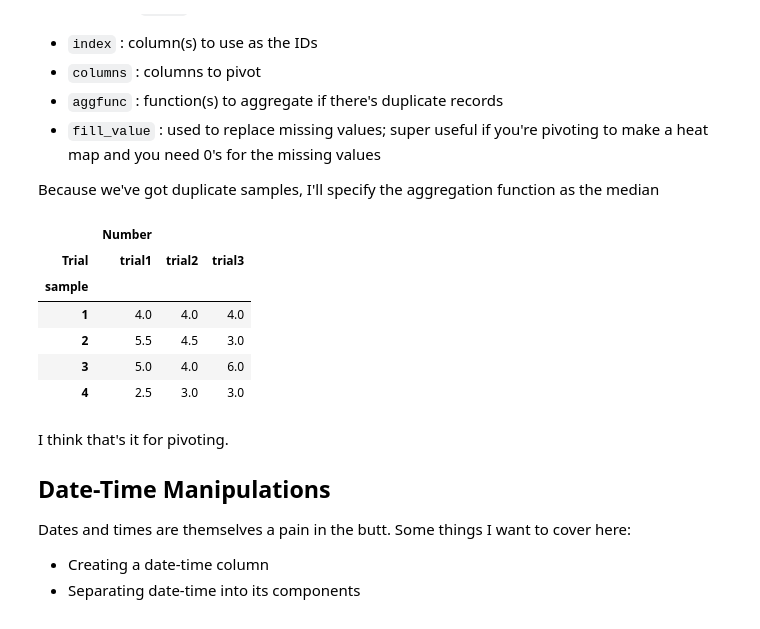
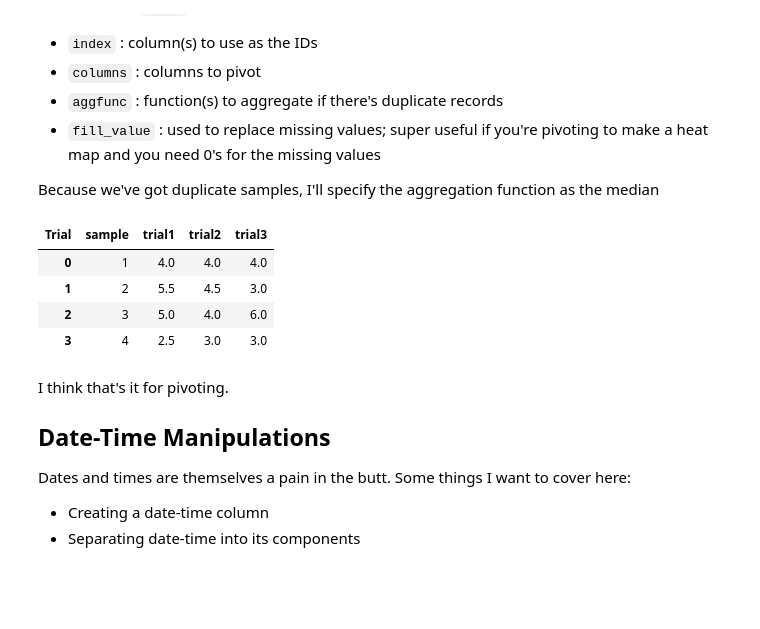
Before and after one commit to marichards/DS_Pipelines, a Jupyter notebook: Cleaning.ipynb, the cells around one changed output. Saved outputs shown, nothing was run; the diff lists cells and outputs as text; code cells hidden in the pictures; blank space fills up the shorter version.

```diff
--- a/Cleaning.ipynb
+++ b/Cleaning.ipynb
@@ -985,16 +986,14 @@ This is how to get back to wide data; I will basically always use `pivot_table`
 
 Because we've got duplicate samples, I'll specify the aggregation function as the median
 # %%
-generic_melt.pivot_table(index = 'sample', columns = 'Trial',
-                         aggfunc = np.median)
+generic_melt.pivot_table(index = 'sample', columns = 'Trial', values = 'Number',
+                         aggfunc = np.median).reset_index()
 # %% [output]
-|  | Number |  |  |
-| Trial | trial1 | trial2 | trial3 |
-| sample |  |  |  |
-| 1 | 4.0 | 4.0 | 4.0 |
-| 2 | 5.5 | 4.5 | 3.0 |
-| 3 | 5.0 | 4.0 | 6.0 |
-| 4 | 2.5 | 3.0 | 3.0 |
+| Trial | sample | trial1 | trial2 | trial3 |
+| 0 | 1 | 4.0 | 4.0 | 4.0 |
+| 1 | 2 | 5.5 | 4.5 | 3.0 |
+| 2 | 3 | 5.0 | 4.0 | 6.0 |
+| 3 | 4 | 2.5 | 3.0 | 3.0 |
 # %% [markdown]
 I think that's it for pivoting.
 
```
Also changed, not shown: parts of 3 cells of this notebook, 19 other files.
